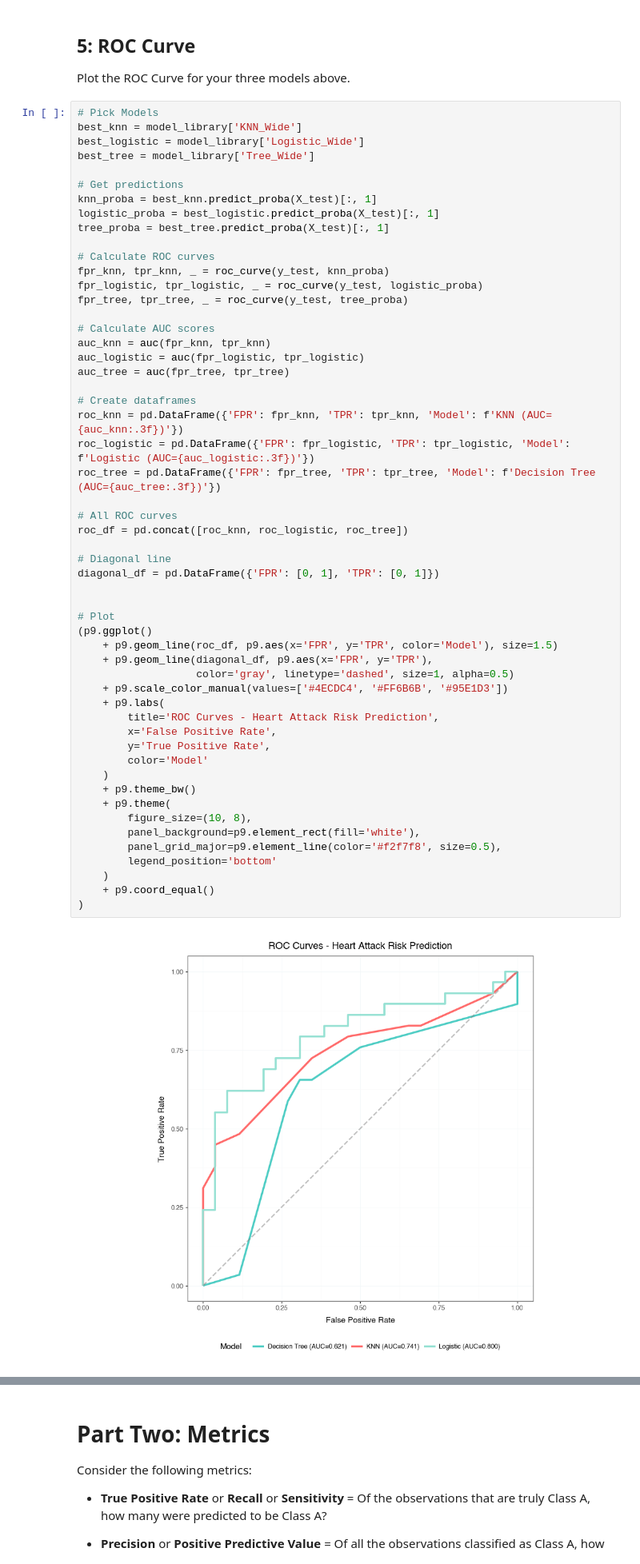
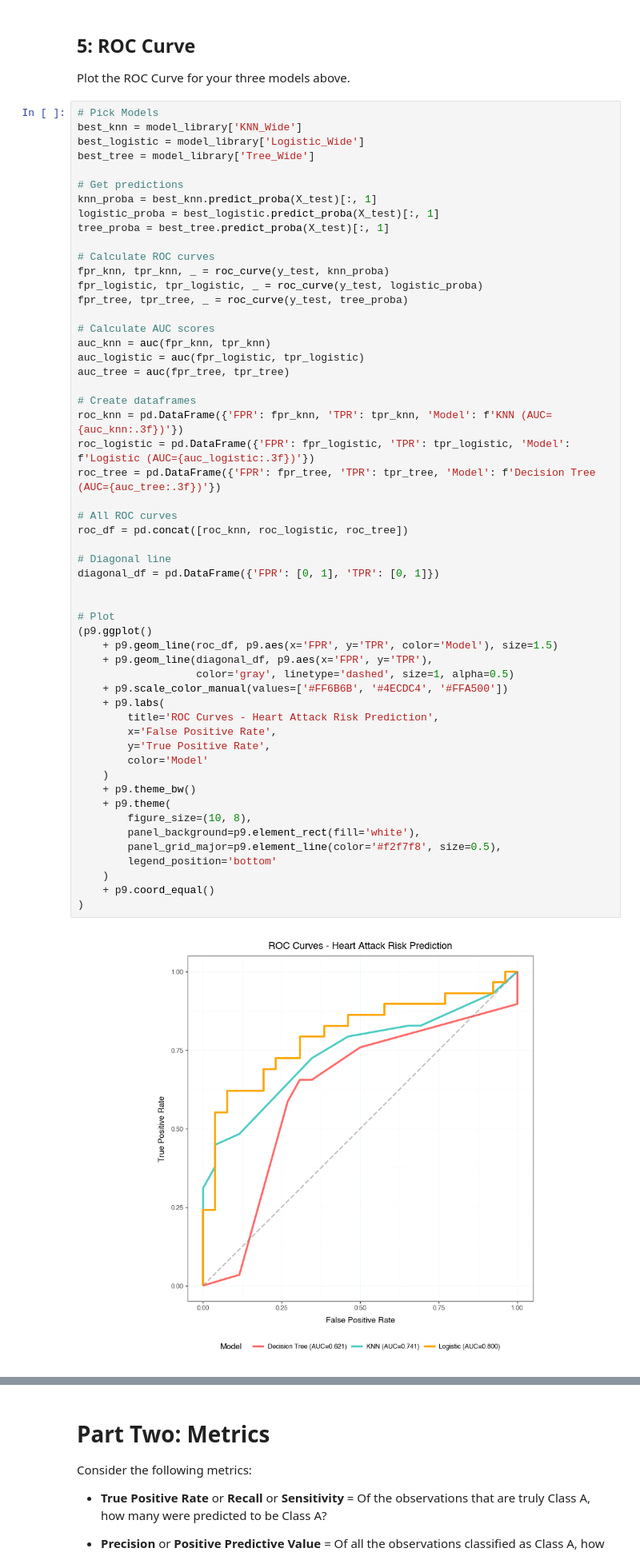
Before and after one commit to PharaohPooh/GSB_544, a Jupyter notebook: Week_8/Lab 7 Heart Attack.ipynb, the cells around one changed output, grey strips where cells are left out. Shown at 80% size. Cells and saved outputs as stored; diff of their text form.

```diff
--- a/Week_8/Lab 7 Heart Attack.ipynb
+++ b/Week_8/Lab 7 Heart Attack.ipynb
@@ -1034,33 +1086,33 @@ roc_logistic = pd.DataFrame({'FPR': fpr_logistic, 'TPR': tpr_logistic, 'Model':
 roc_tree = pd.DataFrame({'FPR': fpr_tree, 'TPR': tpr_tree, 'Model': f'Decision Tree (AUC={auc_tree:.3f})'})
 
 # All ROC curves
 roc_df = pd.concat([roc_knn, roc_logistic, roc_tree])
 
 # Diagonal line
 diagonal_df = pd.DataFrame({'FPR': [0, 1], 'TPR': [0, 1]})
 
 
 # Plot
 (p9.ggplot()
     + p9.geom_line(roc_df, p9.aes(x='FPR', y='TPR', color='Model'), size=1.5)
     + p9.geom_line(diagonal_df, p9.aes(x='FPR', y='TPR'),
                    color='gray', linetype='dashed', size=1, alpha=0.5)
-    + p9.scale_color_manual(values=['#4ECDC4', '#FF6B6B', '#95E1D3'])
+    + p9.scale_color_manual(values=['#FF6B6B', '#4ECDC4', '#FFA500'])
     + p9.labs(
         title='ROC Curves - Heart Attack Risk Prediction',
         x='False Positive Rate',
         y='True Positive Rate',
         color='Model'
     )
     + p9.theme_bw()
     + p9.theme(
         figure_size=(10, 8),
         panel_background=p9.element_rect(fill='white'),
         panel_grid_major=p9.element_line(color='#f2f7f8', size=0.5),
         legend_position='bottom'
     )
     + p9.coord_equal()
 )
 # %% [output]
-[figure, old version]
+[figure, new version]
 # %% [markdown]
```
Also changed, not shown: parts of 14 cells of this notebook, 3 other files.
